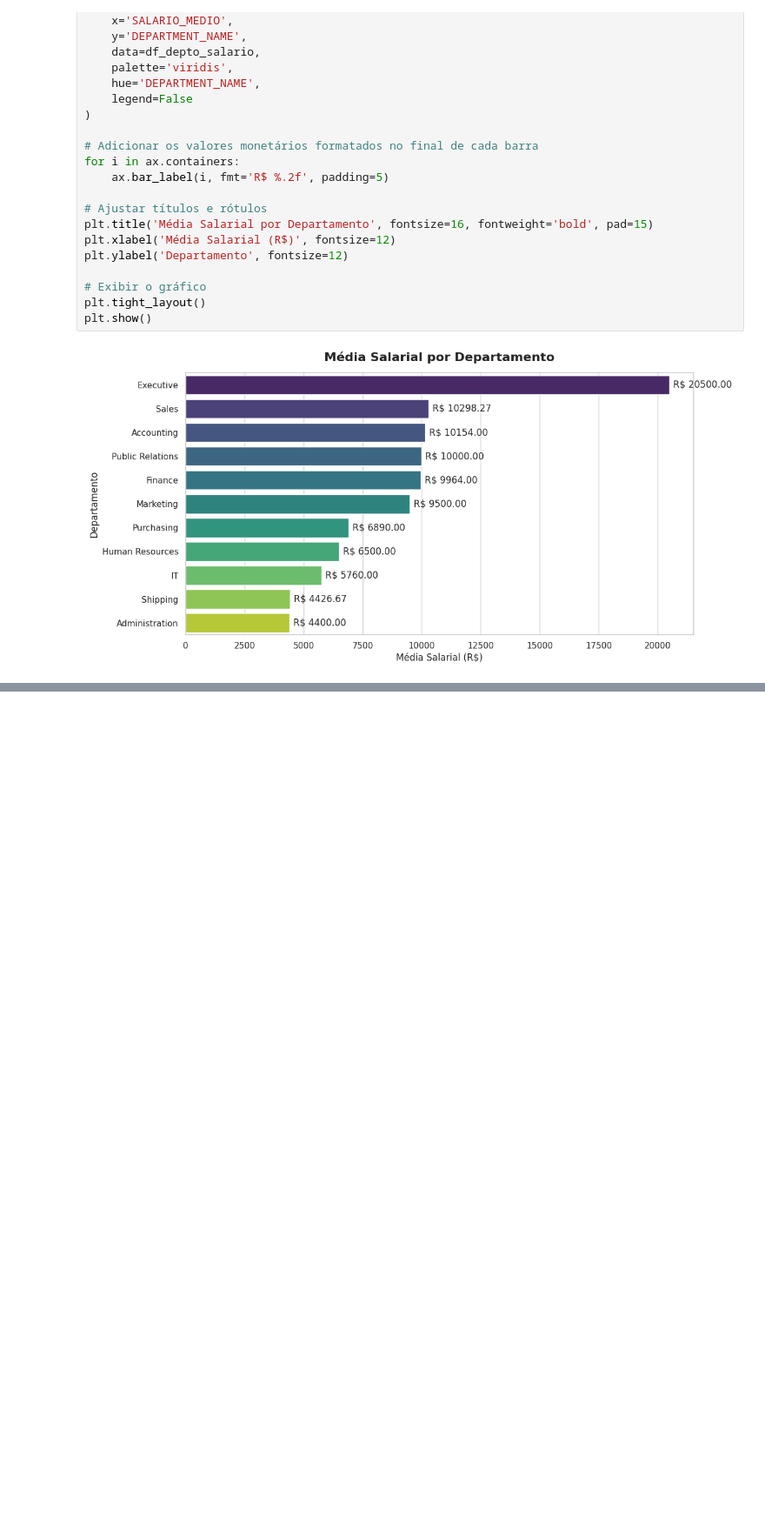
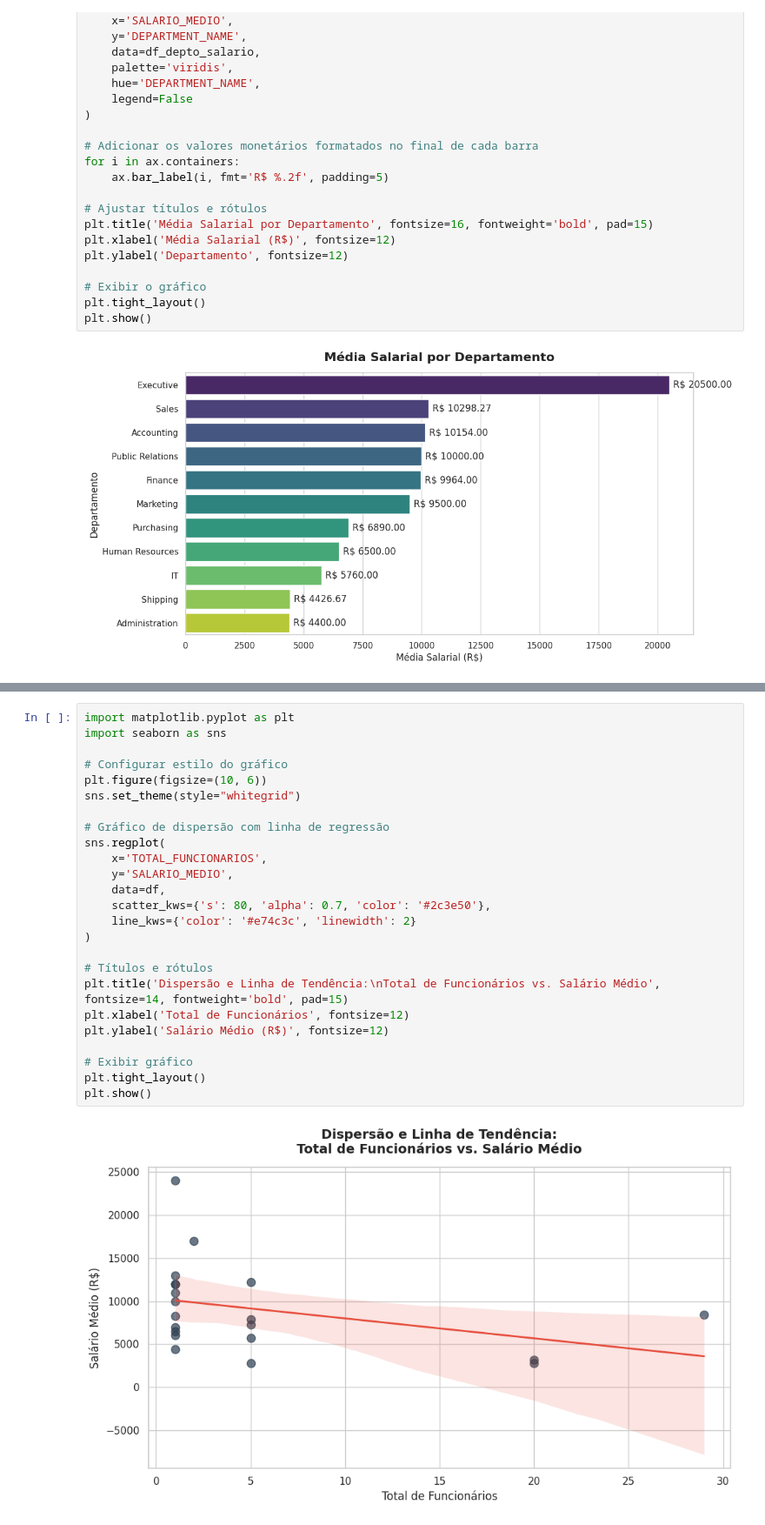
Before and after one commit to crishanser-beep/Projeto_Avaliativo_CMA, a Jupyter notebook: notebook/Projeto_Avaliativo_CMA.ipynb, the cells around one changed output, grey strips where cells are left out. Shown at 87% size. Drawn from its saved outputs; the diff is of its cells as text; blank space fills up the shorter version.

Commit message:
feat: Criação de Gráficos

```diff
--- a/notebook/Projeto_Avaliativo_CMA.ipynb
+++ b/notebook/Projeto_Avaliativo_CMA.ipynb
@@ -226,0 +246,27 @@ plt.show()
+# %%
+import matplotlib.pyplot as plt
+import seaborn as sns
+
+# Configurar estilo do gráfico
+plt.figure(figsize=(10, 6))
+sns.set_theme(style="whitegrid")
+
+# Gráfico de dispersão com linha de regressão
+sns.regplot(
+    x='TOTAL_FUNCIONARIOS',
+    y='SALARIO_MEDIO',
+    data=df,
+    scatter_kws={'s': 80, 'alpha': 0.7, 'color': '#2c3e50'},
+    line_kws={'color': '#e74c3c', 'linewidth': 2}
+)
+
+# Títulos e rótulos
+plt.title('Dispersão e Linha de Tendência:\nTotal de Funcionários vs. Salário Médio', fontsize=14, fontweight='bold', pad=15)
+plt.xlabel('Total de Funcionários', fontsize=12)
+plt.ylabel('Salário Médio (R$)', fontsize=12)
+
+# Exibir gráfico
+plt.tight_layout()
+plt.show()
+# %% [output]
+[figure, added]
```
Also changed, not shown: parts of 3 cells of this notebook.
